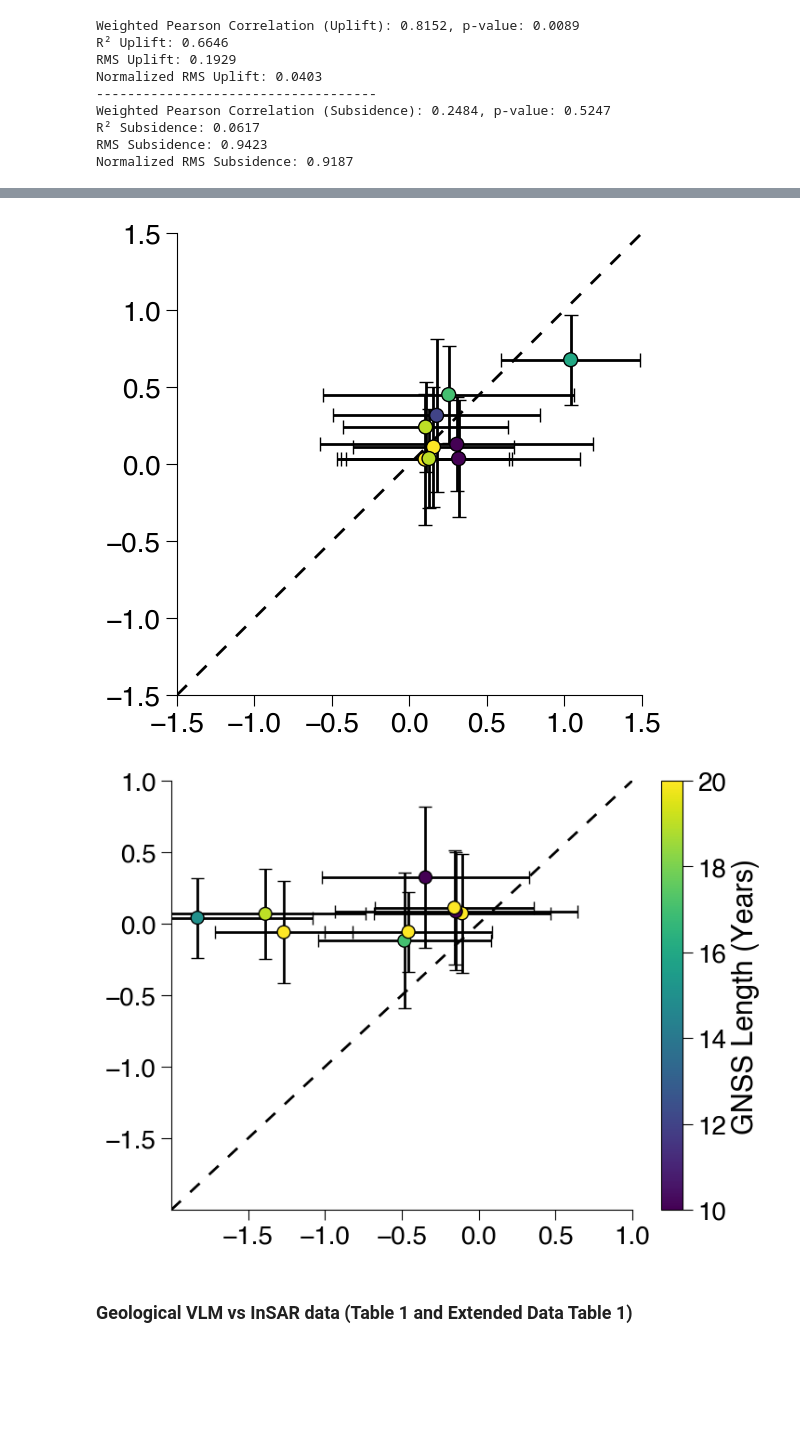
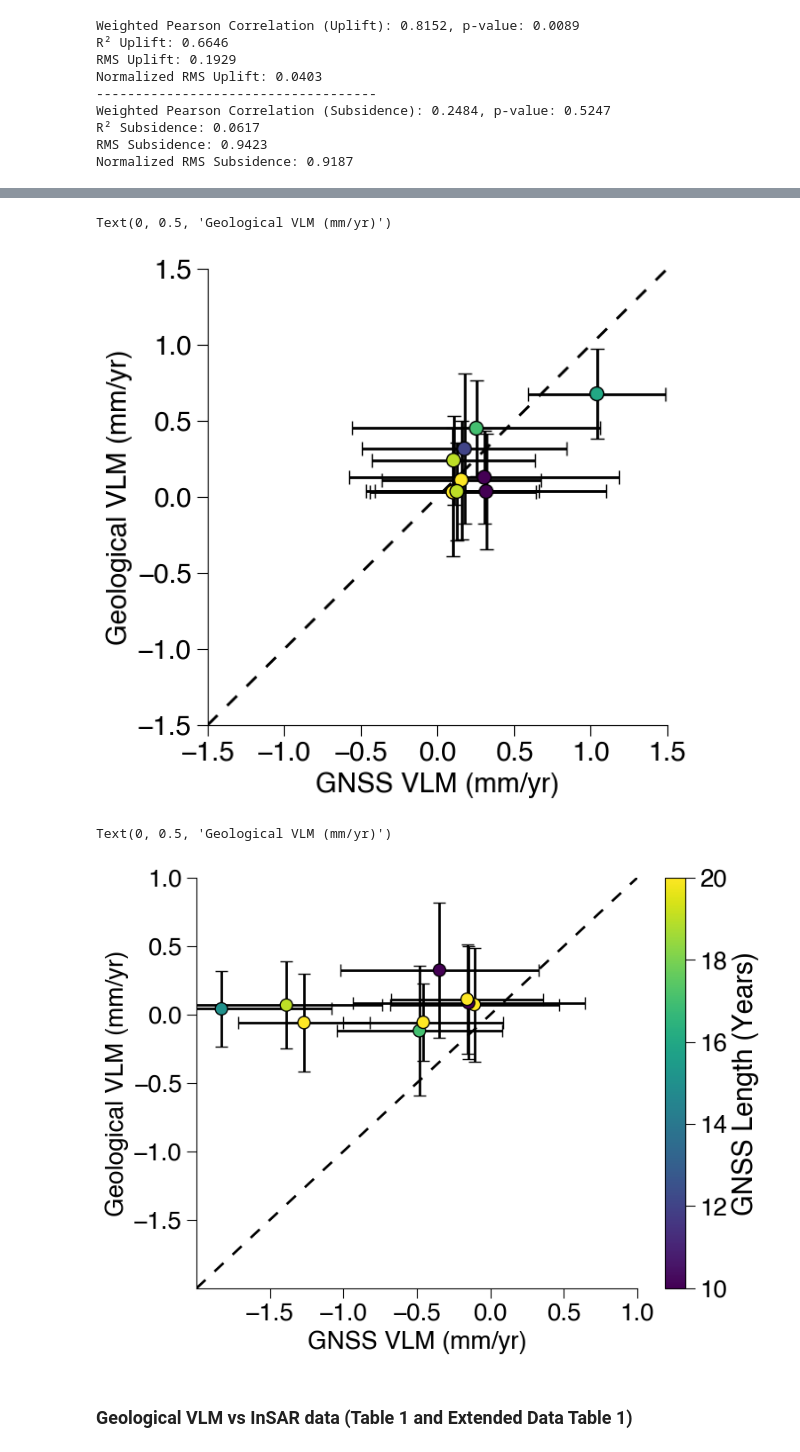
Before and after one commit to yc-lin-geo/China_rsl, a Jupyter notebook: notebooks/VLM_analysis.ipynb, the cells around one changed output, grey strips where cells are left out. Cells and saved outputs as stored; diff of their text form; code cells hidden in the pictures; blank space fills up the shorter version.

```diff
--- a/notebooks/VLM_analysis.ipynb
+++ b/notebooks/VLM_analysis.ipynb
@@ -25,6 +25,7 @@ font = {'weight':'normal',
        'size':20,
        }
 # plt.rcParams["font.family"] = "Helvetica"
+plt.rcParams["font.family"] = "Helvetica"
 
 matplotlib.rc('font',**font)
 matplotlib.rcParams['figure.figsize'] = (12, 6)
@@ -818,32 +739,38 @@ ax.spines['right'].set_visible(False)
 # Manually set the same ticks and labels for both axes
 plt.xticks(ticks=[-1.5,-1,-0.5,0,0.5,1,1.5])  # Set the x-axis ticks
 plt.yticks(ticks=[-1.5,-1,-0.5,0,0.5,1,1.5]);  # Set the y-axis ticks to match
+plt.xlabel('GNSS VLM (mm/yr)', fontsize=20)
+plt.ylabel('Geological VLM (mm/yr)', fontsize=20)
 # plt.savefig('Figures/VLM_comparison_GPS_uplift.pdf',dpi=300);
 # %% [output]
+Text(0, 0.5, 'Geological VLM (mm/yr)')
-[figure, old version]
+[figure, new version]
 # %%
 plt.figure(figsize=(8,6))
 # regional_l_mean = regional_l_mean.detach().numpy()
 # regional_l_std = regional_l_std.detach().numpy()
 plt.errorbar(gps_vlm[test_index_2],regional_l_mean[test_index_2]+interpolated_vlm_values[test_index_2],xerr= gps_vlm_sd[test_index_2],yerr=regional_l_std[test_index_2],fmt=' ',ecolor='k',elinewidth=2,capsize=5)
 plt.scatter(gps_vlm[test_index_2],regional_l_mean[test_index_2]+interpolated_vlm_values[test_index_2],c=gps_vlm_length[test_index_2],cmap='viridis',vmax=20,vmin=10,zorder=10,edgecolor='k',s=100)
 plt.colorbar(label='GNSS Length (Years)')
 plt.plot([-2,2],[-2,2],'k--',dashes=(5, 5),linewidth=2)
 plt.xlim([-2,1])
 plt.ylim([-2,1])
 ax = plt.gca()  # Get the current axis
 ax.spines['top'].set_visible(False)
 ax.spines['right'].set_visible(False)
 # Manually set the same ticks and labels for both axes
 ax = plt.gca()  # Get the current axis
 ax.spines['top'].set_visible(False)
 ax.spines['right'].set_visible(False)
 # Manually set the same ticks and labels for both axes
 plt.xticks(ticks=[-1.5,-1,-0.5,0,0.5,1])  # Set the x-axis ticks
 plt.yticks(ticks=[-1.5,-1,-0.5,0,0.5,1]);  # Set the y-axis ticks to match
+plt.xlabel('GNSS VLM (mm/yr)', fontsize=20)
+plt.ylabel('Geological VLM (mm/yr)', fontsize=20)
 # plt.savefig('Figures/VLM_comparison_GPS_subsidence.pdf',dpi=300);
 # %% [output]
+Text(0, 0.5, 'Geological VLM (mm/yr)')
-[figure, old version]
+[figure, new version]
 # %% [markdown]
 ### Geological VLM vs InSAR data (Table 1 and Extended Data Table 1)
 # %%
```
Also changed, not shown: parts of 2 cells of this notebook, 3 other files.
